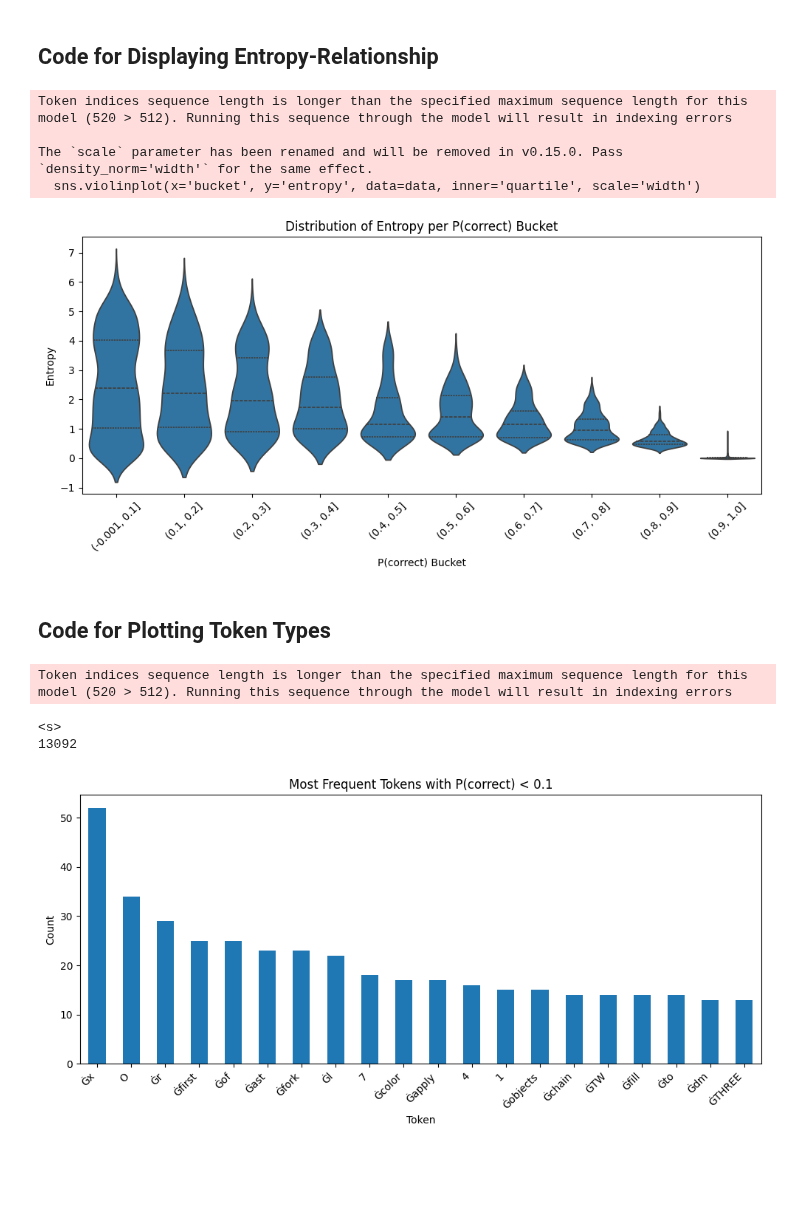
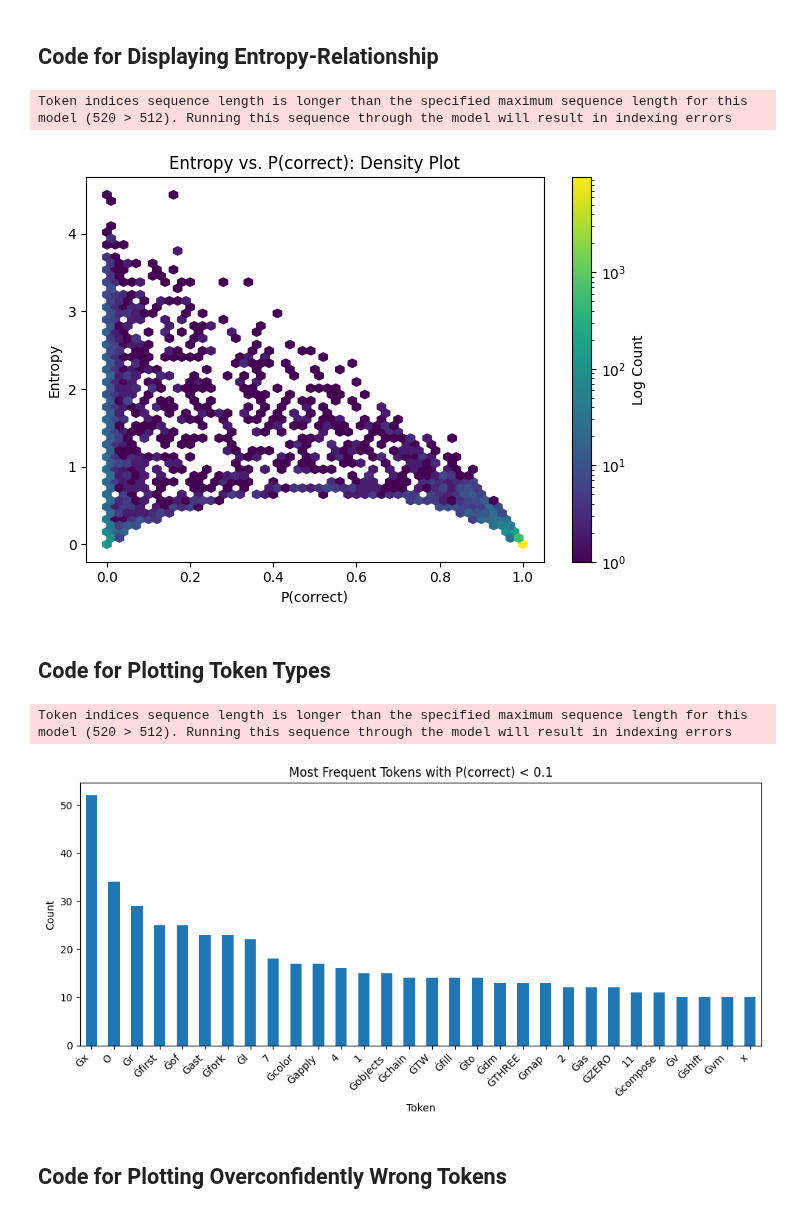
Before and after one commit to MGWSimpson/AlphaARC, a Jupyter notebook: analysis/identifying_breakpoints.ipynb, the cells around one changed output. Cells and saved outputs as stored; diff of their text form; code cells hidden in the pictures; blank space fills up the shorter version.

```diff
--- a/analysis/identifying_breakpoints.ipynb
+++ b/analysis/identifying_breakpoints.ipynb
@@ -254,43 +256,42 @@ def display_scatter_plot(correct_probs, entropies):
 def display_hex_bin(correct_probs, entropies):
 
 
-    plt.hexbin(correct_probs, entropies, gridsize=75, cmap='viridis', bins='log')
+    plt.hexbin(correct_probs, entropies, gridsize=50, cmap='viridis', bins='log')
     plt.colorbar(label='Log Count')
     plt.xlabel('P(correct)')
     plt.ylabel('Entropy')
     plt.title('Entropy vs. P(correct): Density Plot')
-
+    plt.tight_layout()
+    plt.savefig('../figures/entropy-hexbin.png')
+    plt.show()
 
 
 def display_violin_plots(correct_probs, entropies):
 
     data = pd.DataFrame({
         'P_correct': correct_probs,
         'entropy': entropies
     })
 
     # Bin the P(correct) values
     data['bucket'] = pd.cut(data['P_correct'], bins=np.linspace(0, 1, 11), include_lowest=True)
 
     # Plot violin plot of entropy distributions per bucket
     plt.figure(figsize=(10, 5))
     sns.violinplot(x='bucket', y='entropy', data=data, inner='quartile', scale='width')
     plt.title('Distribution of Entropy per P(correct) Bucket')
     plt.xlabel('P(correct) Bucket')
     plt.ylabel('Entropy')
     plt.xticks(rotation=45)
     plt.tight_layout()
     plt.show()
 
 
-correct_probs, entropies = compute_probs_and_entropies(validation_tasks,  '../finetune/2025-05-27_17-42-37/checkpoint-1650' )
-display_violin_plots(correct_probs, entropies)
+correct_probs, entropies = compute_probs_and_entropies(validation_tasks,  '../finetune-checkpoint/dev-checkpoint' )
+display_hex_bin(correct_probs, entropies)
 # %% [output]
 Token indices sequence length is longer than the specified maximum sequence length for this model (520 > 512). Running this sequence through the model will result in indexing errors
-
-The `scale` parameter has been renamed and will be removed in v0.15.0. Pass `density_norm='width'` for the same effect.
-  sns.violinplot(x='bucket', y='entropy', data=data, inner='quartile', scale='width')
-[figure, old version]
+[figure, new version]
 # %% [markdown]
 ## Code for Plotting Token Types
 # %%
@@ -313,13 +314,10 @@ def compute_probs_and_token_ids(tasks, model_path, tokenizer_path='Salesforce/co
 
 
 def display_token_type_data(dataframe):
-    # Step 2: Filter to low-probability tokens
     low_conf_df = df[df['p_correct'] < 0.1]
 
-    # Step 3: Count most common low-probability tokens
-    token_counts = low_conf_df['token'].value_counts().head(20)
+    token_counts = low_conf_df['token'].value_counts().head(30)
 
-    # Step 4: Plot
     plt.figure(figsize=(10, 5))
     token_counts.plot(kind='bar')
     plt.title('Most Frequent Tokens with P(correct) < 0.1')
@@ -327,6 +325,7 @@ def display_token_type_data(dataframe):
     plt.ylabel('Count')
     plt.xticks(rotation=45, ha='right')
     plt.tight_layout()
+    plt.savefig('../figures/low-prob-correct-tokens.png')
     plt.show()
 
 
@@ -341,6 +340,6 @@ df = pd.DataFrame({
 display_token_type_data(df )
 # %% [output]
 Token indices sequence length is longer than the specified maximum sequence length for this model (520 > 512). Running this sequence through the model will result in indexing errors
-<s>
-13092
-[figure, old version]
+[figure, new version]
+# %% [markdown]
+## Code for Plotting Overconfidently Wrong Tokens
```
Also changed, not shown: parts of 4 cells of this notebook, 9 other files.
